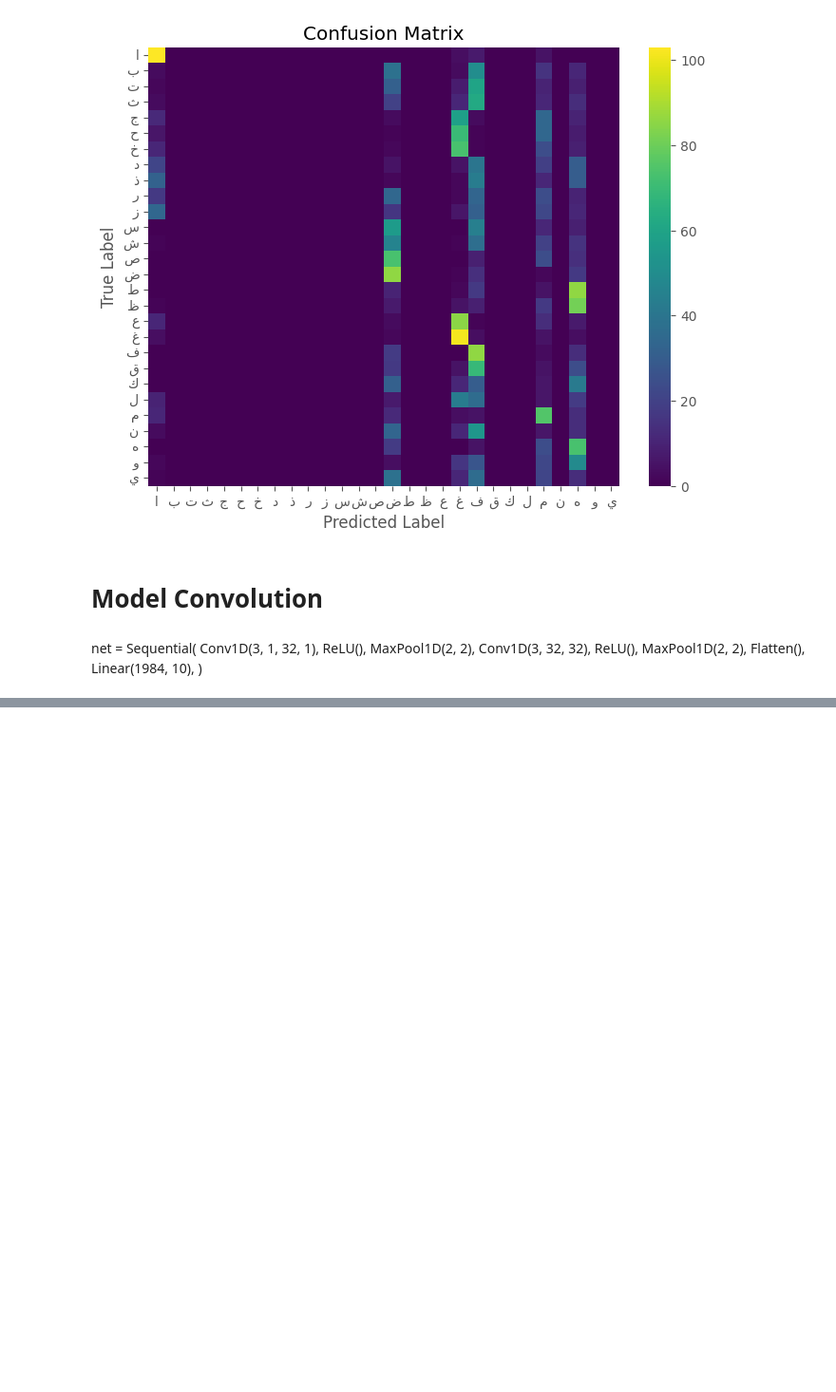
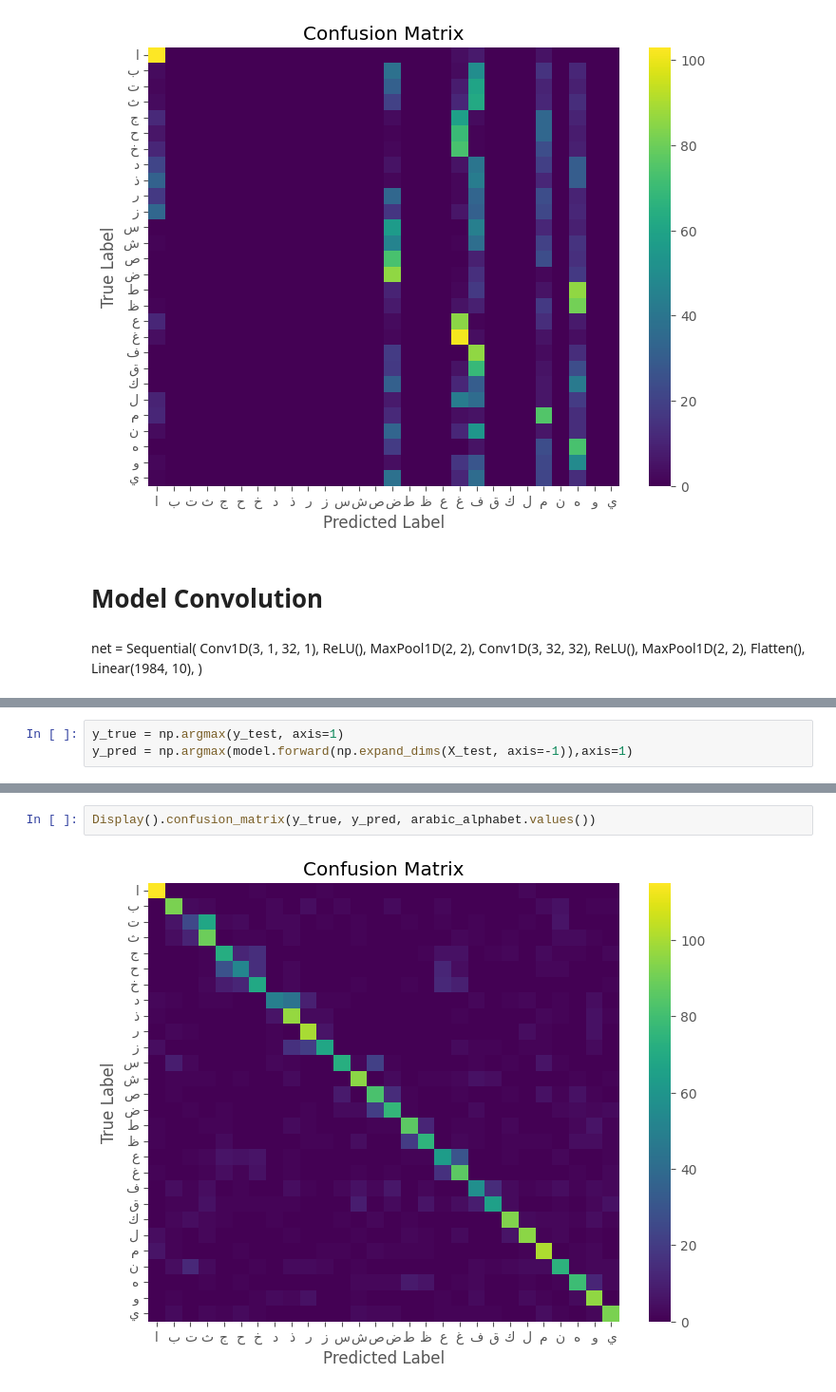
Before and after one commit to Tikai7/Pylamp, a Jupyter notebook: src/MultiClassImagesExperiment.ipynb, the cells around one changed output, grey strips where cells are left out. Shown: that part at 95% size. Saved outputs shown, nothing was run; the diff lists cells and outputs as text; blank space fills up the shorter version.

Commit message:
ArabicChar Classifier working with conv

```diff
--- a/src/MultiClassImagesExperiment.ipynb
+++ b/src/MultiClassImagesExperiment.ipynb
@@ -210,0 +223,3 @@ Epoch 3/10, Average Loss: 1.3058617047491314
+# %%
+y_true = np.argmax(y_test, axis=1)
+y_pred = np.argmax(model.forward(np.expand_dims(X_test, axis=-1)),axis=1)
@@ -210,0 +230,4 @@ Epoch 3/10, Average Loss: 1.3058617047491314
+# %%
+Display().confusion_matrix(y_true, y_pred, arabic_alphabet.values())
+# %% [output]
+[figure, added]
```
Also changed, not shown: parts of 3 cells of this notebook.
